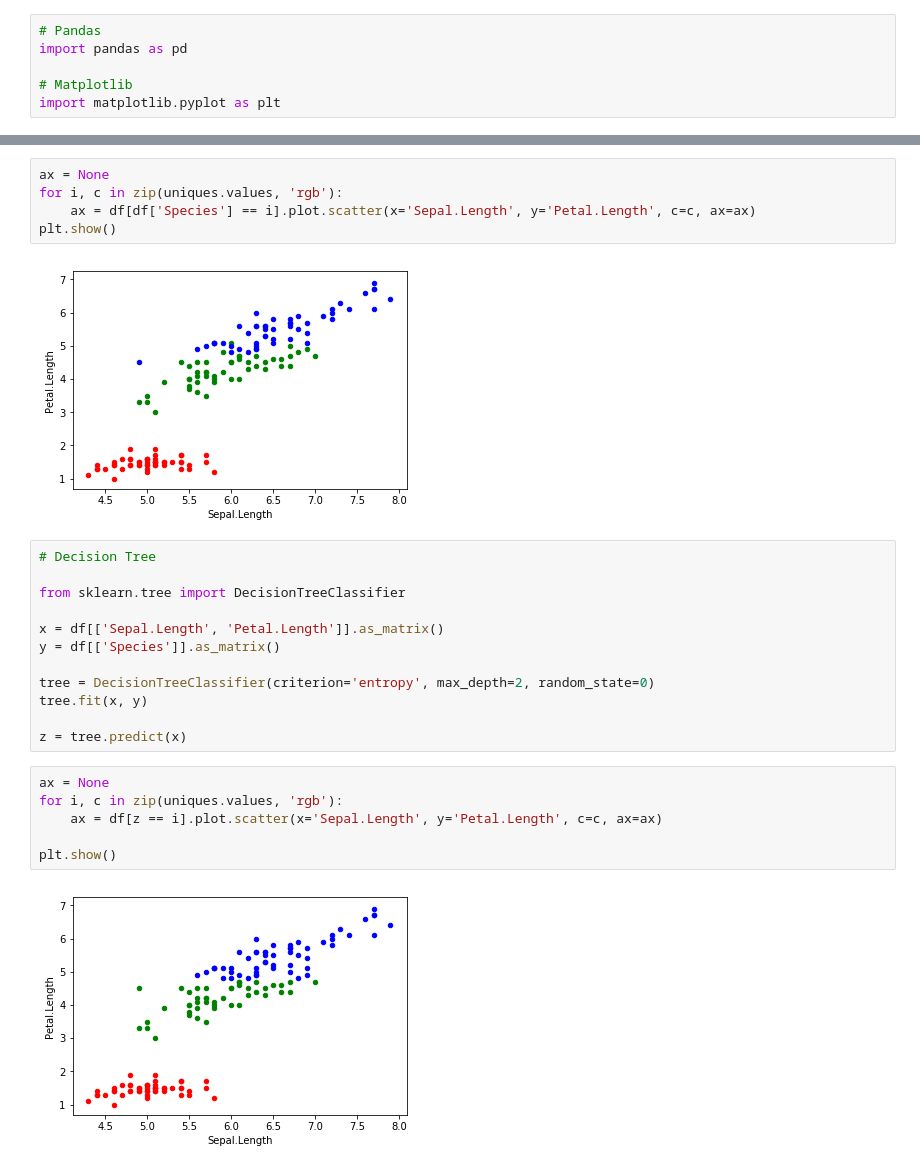
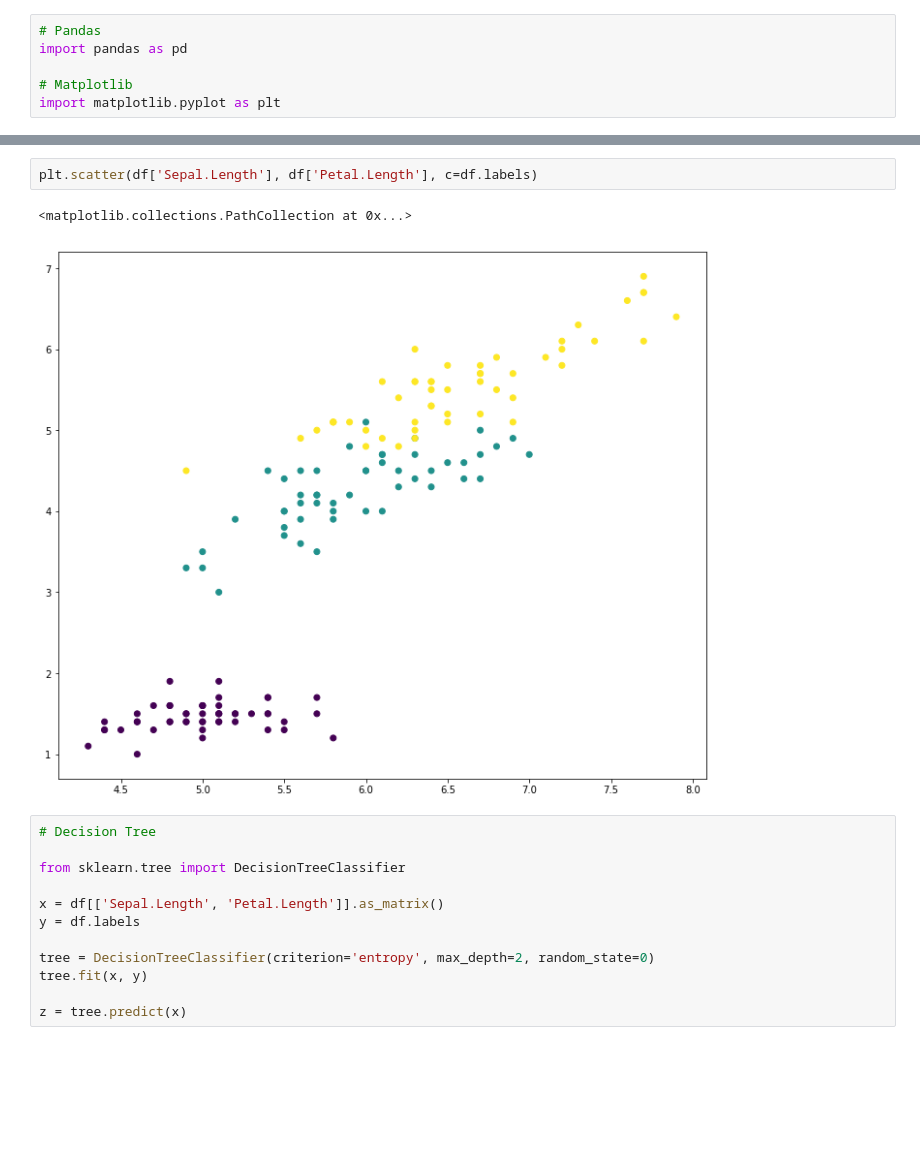
Before and after one commit to ahastudio/CodingLife, a Jupyter notebook: 20170617/scipy/ml.ipynb, the cells around one changed output, grey strips where cells are left out. Saved outputs shown, nothing was run; the diff lists cells and outputs as text; blank space fills up the shorter version.

```diff
--- a/20170617/scipy/ml.ipynb
+++ b/20170617/scipy/ml.ipynb
@@ -43,30 +36,20 @@ labels, uniques
         2, 2, 2, 2, 2, 2, 2, 2, 2, 2, 2, 2, 2, 2, 2, 2, 2, 2, 2, 2, 2, 2, 2,
         2, 2, 2, 2, 2, 2, 2, 2, 2, 2, 2, 2]),
  Index(['setosa', 'versicolor', 'virginica'], dtype='object'))
-# %%
-ax = None
-for i, c in zip(uniques.values, 'rgb'):
-    ax = df[df['Species'] == i].plot.scatter(x='Sepal.Length', y='Petal.Length', c=c, ax=ax)
-plt.show()
-# %% [output]
-[figure, removed]
+# %%
+plt.scatter(df['Sepal.Length'], df['Petal.Length'], c=df.labels)
+# %% [output]
+<matplotlib.collections.PathCollection at 0x...>
+[figure, added]
 # %%
 # Decision Tree
 
 from sklearn.tree import DecisionTreeClassifier
 
 x = df[['Sepal.Length', 'Petal.Length']].as_matrix()
-y = df[['Species']].as_matrix()
+y = df.labels
 
 tree = DecisionTreeClassifier(criterion='entropy', max_depth=2, random_state=0)
 tree.fit(x, y)
 
 z = tree.predict(x)
-# %%
-ax = None
-for i, c in zip(uniques.values, 'rgb'):
-    ax = df[z == i].plot.scatter(x='Sepal.Length', y='Petal.Length', c=c, ax=ax)
-
-plt.show()
-# %% [output]
-[figure, removed]
```
Also changed, not shown: parts of 12 cells of this notebook, 1 other file.
